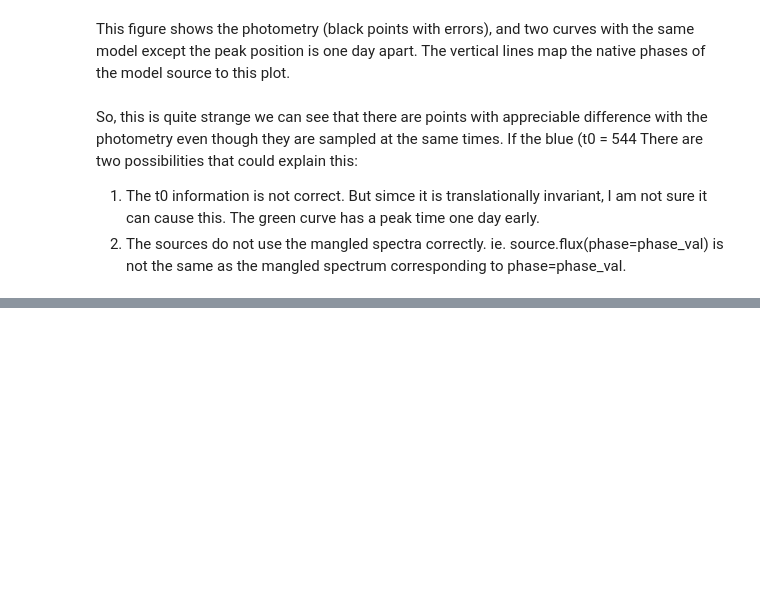
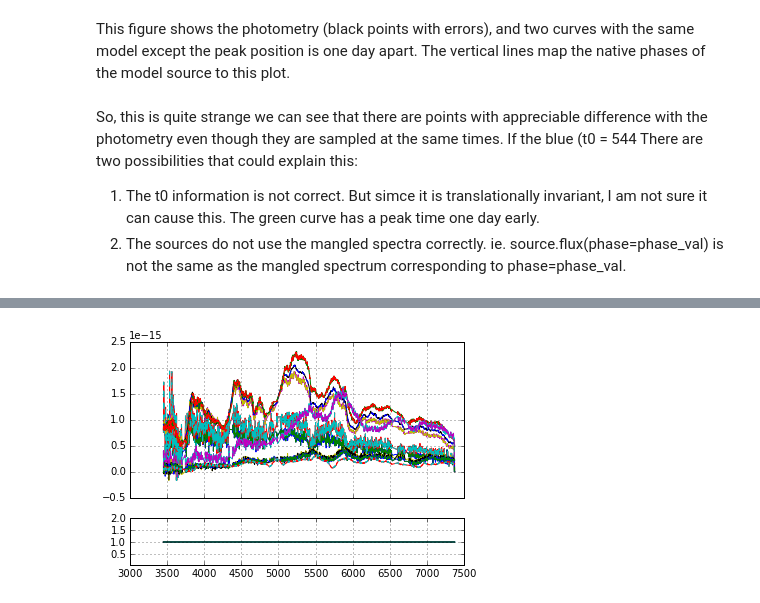
Before and after one commit to rbiswas4/calibrate_spectra, a Jupyter notebook: examples/ExampleObject.ipynb, the cells around one changed output, grey strips where cells are left out. Cells and saved outputs as stored; diff of their text form; code cells hidden in the pictures; blank space fills up the shorter version.

Commit message:
Interpolated spectra seem OK: Added comparison of spectra

```diff
--- a/examples/ExampleObject.ipynb
+++ b/examples/ExampleObject.ipynb
@@ -314,5 +314,3 @@ There are two possibilities that could explain this:
 2. The sources do not use the mangled spectra correctly. ie. source.flux(phase=phase_val) is not the same as the mangled spectrum corresponding to phase=phase_val.
 # %%
 from utils import plotutils as pu
-# %%
-fig, ax0, ax1 = pu.settwopanel()
@@ -340,8 +317,9 @@ array([ '/Users/rbiswas/.local/lib/python2.7/site-packages/transientSources/exam
 # %%
-def plot(mysource):
+def _comparetonative(mysource):
     _phases = mysource.SNCosmoSource._phase
     _wave = mysource.SNCosmoSource._wave
-    fig, ax0, ax1 = pu.settwopanel()
-    for _phase in _phases:
+    fig, ax0, ax1 = pu.settwopanel(setdifflimits=(0.05, 2.0))
+    for i, _phase in enumerate(_phases):
         ax0.plot(_wave, mysource.SNCosmoSource.flux(phase=_phase, wave=_wave))
-        ax1.plot(_wave, mysource.SNCosmoSource.flux(phase=_phase, wave=_wave))
+        ax0.plot(_wave, mysource.mangled_spectra[i][:, 1], ls = 'dashed')
+        ax1.plot(_wave, mysource.SNCosmoSource.flux(phase=_phase, wave=_wave) / mysource.mangled_spectra[i][:, 1])
@@ -364,0 +326,4 @@ mysource.mangled_spectra
+# %%
+_comparetonative(mysource)
+# %% [output]
+[figure, added]
```
Also changed, not shown: parts of 8 cells of this notebook.
